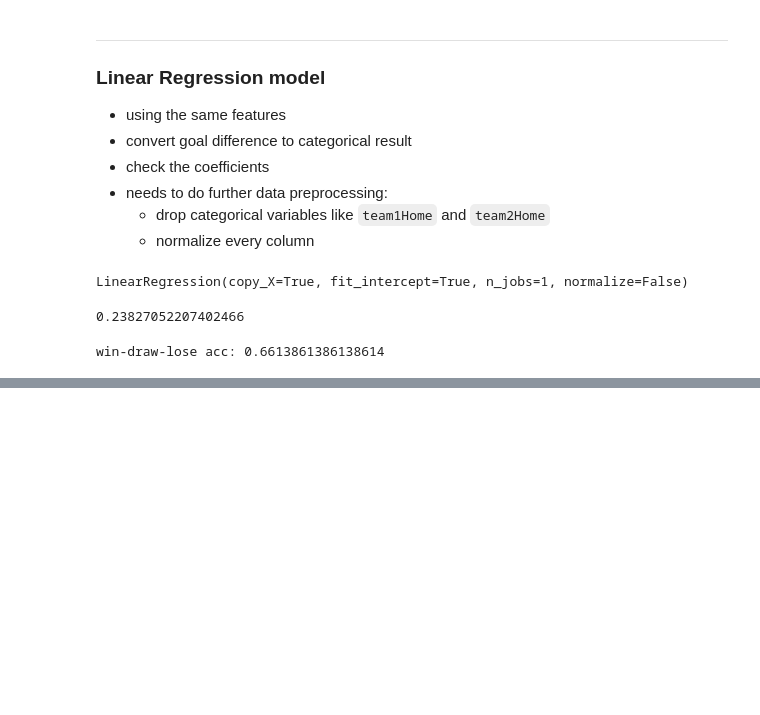
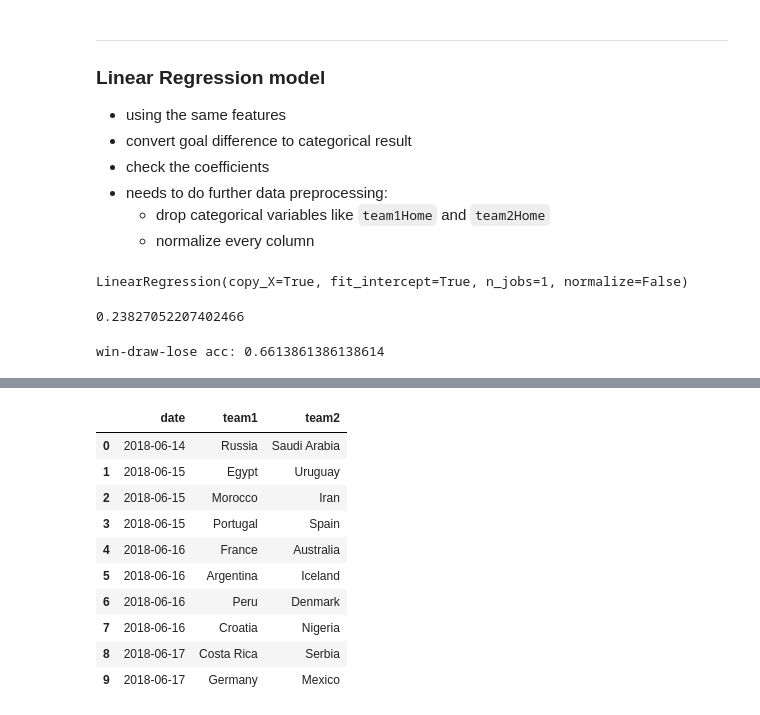
Before and after one commit to kallyzhu/SoccerAnalysis, a Jupyter notebook: soccer-matches-analysis.ipynb, the cells around one changed output, grey strips where cells are left out. Drawn from its saved outputs; the diff is of its cells as text; code cells hidden in the pictures; blank space fills up the shorter version.

```diff
--- a/soccer-matches-analysis.ipynb
+++ b/soccer-matches-analysis.ipynb
@@ -745,0 +760,16 @@ win-draw-lose acc: 0.6613861386138614
+# %%
+wc_matches = wc_matches[['date', 'team1', 'team2']]
+# %%
+wc_matches.head(10)
+# %% [output]
+|  | date | team1 | team2 |
+| 0 | 2018-06-14 | Russia | Saudi Arabia |
+| 1 | 2018-06-15 | Egypt | Uruguay |
+| 2 | 2018-06-15 | Morocco | Iran |
+| 3 | 2018-06-15 | Portugal | Spain |
+| 4 | 2018-06-16 | France | Australia |
+| 5 | 2018-06-16 | Argentina | Iceland |
+| 6 | 2018-06-16 | Peru | Denmark |
+| 7 | 2018-06-16 | Croatia | Nigeria |
+| 8 | 2018-06-17 | Costa Rica | Serbia |
+| 9 | 2018-06-17 | Germany | Mexico |
```
Also changed, not shown: parts of 5 cells of this notebook, 1 other file.
